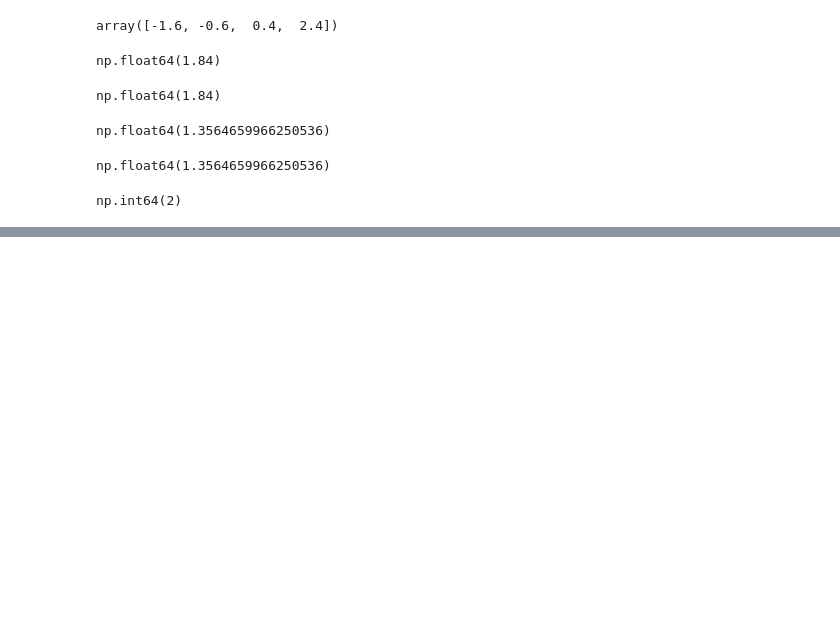
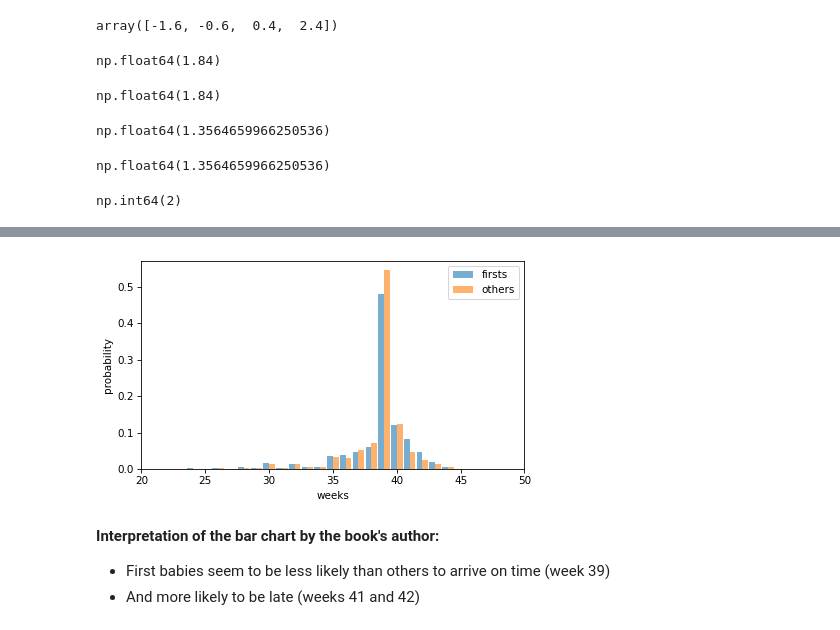
Before and after one commit to mindeleven/algo-trading-bootcamp, a Jupyter notebook: 02-Think-Stats/Notebooks/03_Probability_Mass_Functions.ipynb, the cells around one changed output, grey strips where cells are left out. Drawn from its saved outputs; the diff is of its cells as text; code cells hidden in the pictures; blank space fills up the shorter version.

```diff
--- a/02-Think-Stats/Notebooks/03_Probability_Mass_Functions.ipynb
+++ b/02-Think-Stats/Notebooks/03_Probability_Mass_Functions.ipynb
@@ -255,0 +450,5 @@ np.int64(2)
+# %%
+# loading the NSFG data again
+from nsfg import get_nsfg_groups
+
+live, firsts, others = get_nsfg_groups()
@@ -255,0 +503,5 @@ np.int64(2)
+# %%
+# makeing Pmf objects to represent distributions of pregnancy lengths
+# we can use firsts and others to make a Pmf for the pregnancy lengths in each group
+first_pmf = Pmf.from_seq(firsts["prglngth"], name="firsts")
+other_pmf = Pmf.from_seq(others["prglngth"], name="others")
@@ -255,0 +550,10 @@ np.int64(2)
+# %%
+# PMFs for first babies and others, plotted as bar graphs
+two_bar_plots(first_pmf, other_pmf)
+decorate(xlabel="weeks", ylabel="probability", xlim=[20, 50])
+# %% [output]
+[figure, added]
+# %% [markdown]
+__Interpretation of the bar chart by the book's author:__
+- First babies seem to be less likely than others to arrive on time (week 39)
+- And more likely to be late (weeks 41 and 42)
```
Also changed, not shown: parts of 30 cells of this notebook.
